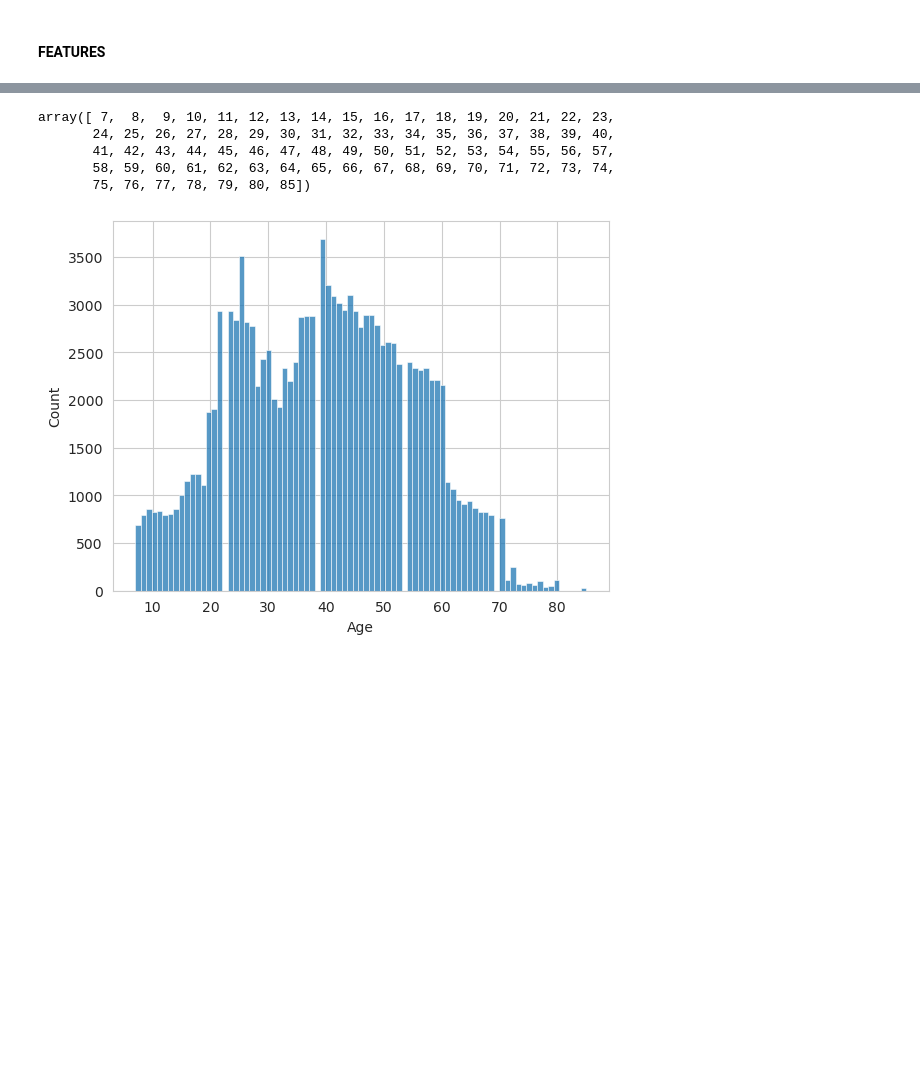
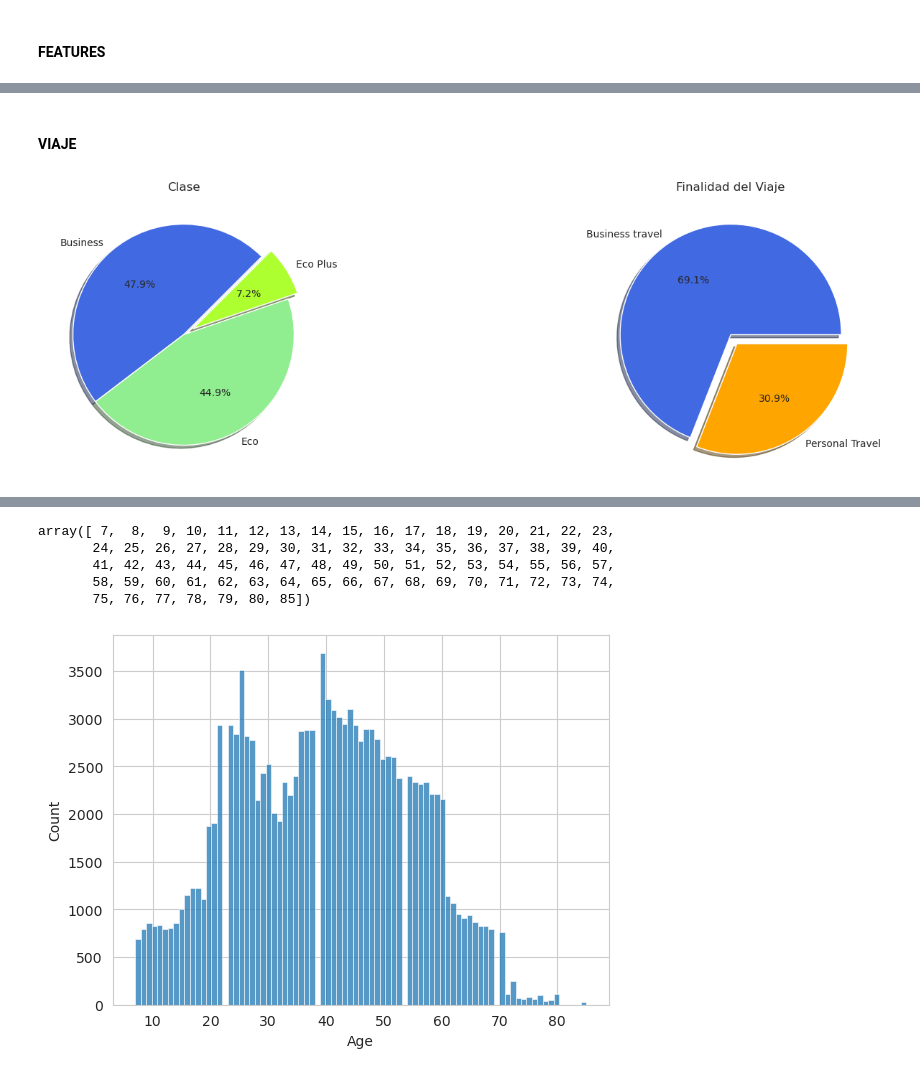
Before and after one commit to vasconcelosfer/dayaAnlisysTP, a Jupyter notebook: TP_FINAL_AD.ipynb, the cells around one changed output, grey strips where cells are left out. Drawn from its saved outputs; the diff is of its cells as text; code cells hidden in the pictures; blank space fills up the shorter version.

```diff
--- a/TP_FINAL_AD.ipynb
+++ b/TP_FINAL_AD.ipynb
@@ -165,0 +370,19 @@ plt.show()
+# %% [markdown]
+#### VIAJE
+# %%
+fig1, (ax1, ax2) = plt.subplots(1, 2, figsize=(15, 5))
+class_series = df_air['Class'].value_counts()
+ax1.pie(class_series, labels=class_series.index, explode=(0, 0, 0.1), shadow=shadow_dict,
+        colors=[business_class_color, eco_class_color, eco_plus_class_color], autopct='%1.1f%%', startangle=45)
+ax1.set_title("Clase")
+# sns.pie(data=df_air.Gender, ax=ax1)
+
+travel_type_series = df_air['Type of Travel'].value_counts()
+ax2.pie(travel_type_series, labels=travel_type_series.index, colors=[business_travel_color, personal_travel_color],
+        explode=(0, 0.1), shadow=shadow_dict, autopct='%1.1f%%')
+ax2.set_title("Finalidad del Viaje")
+# plt.tight_layout()
+plt.subplots_adjust(wspace=0.9)
+plt.show()
+# %% [output]
+[figure, added]
```
Also changed, not shown: parts of 32 cells of this notebook.
